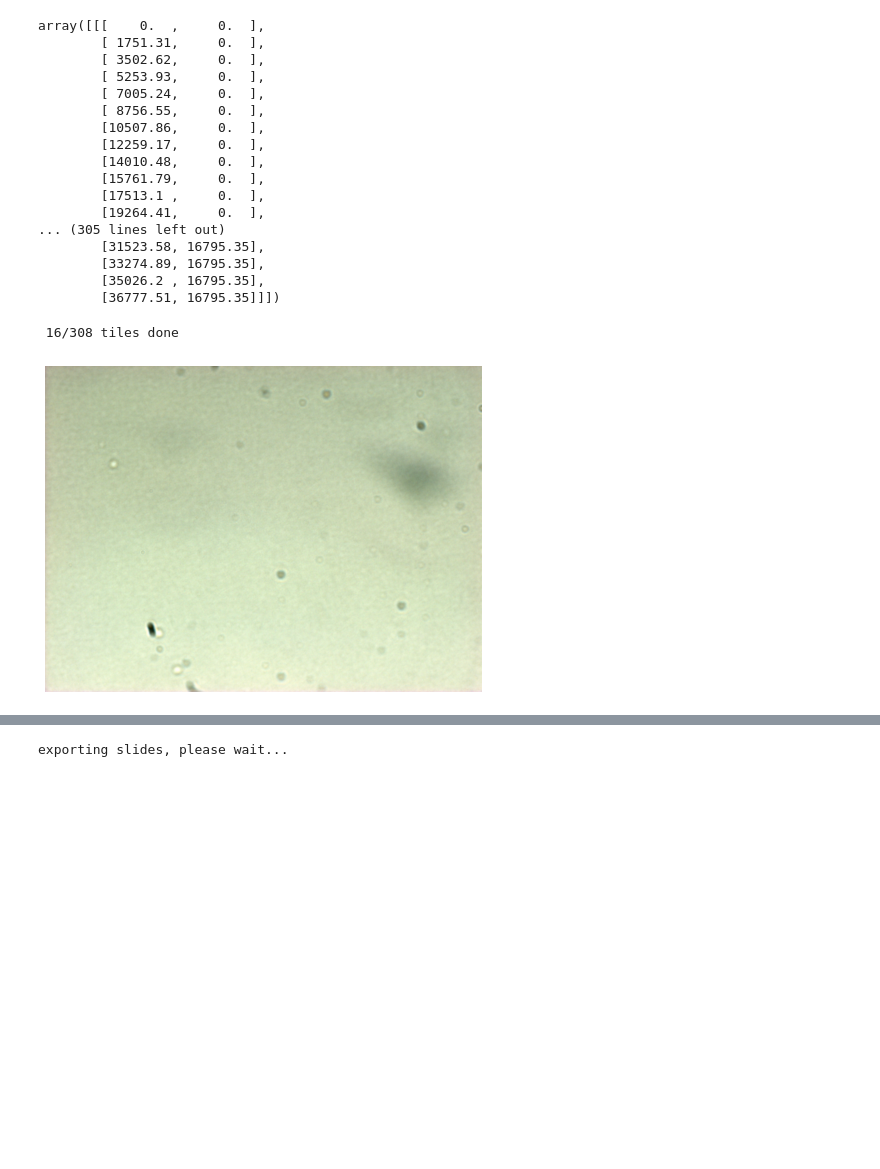
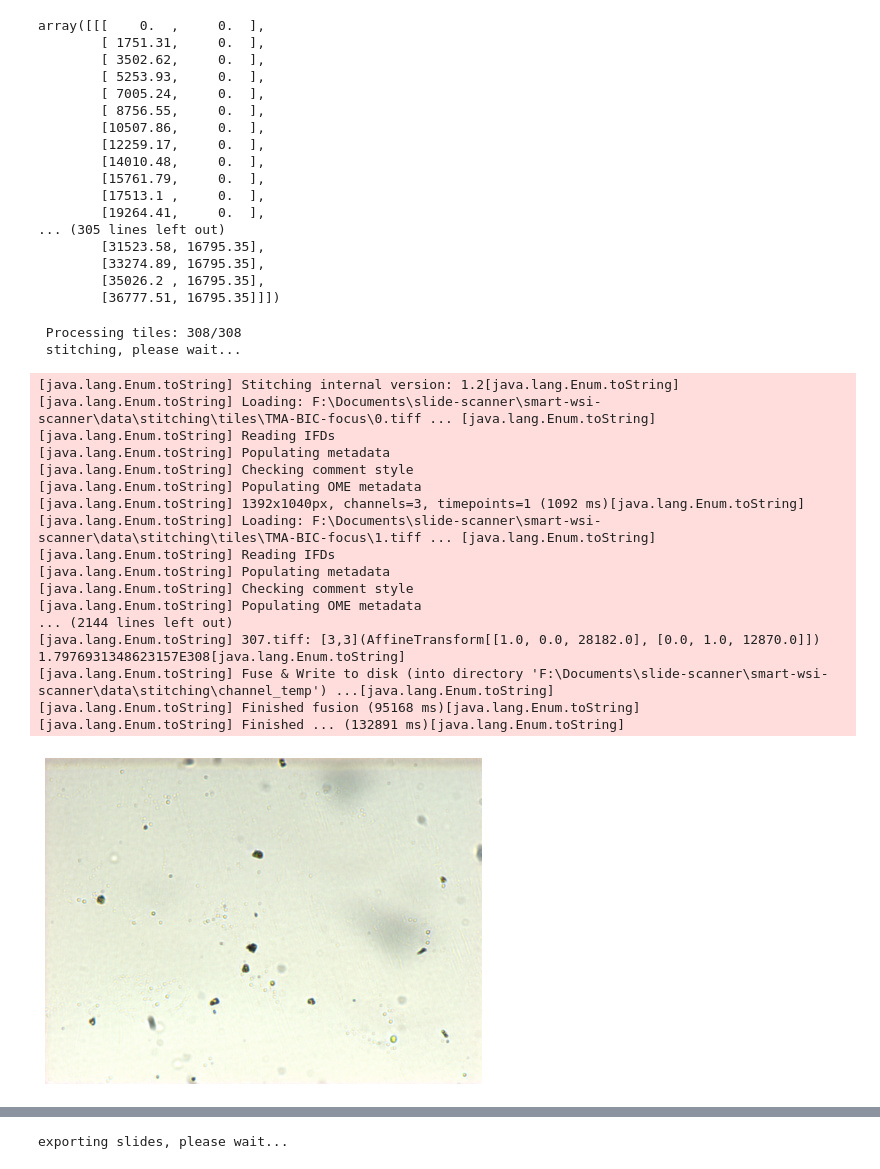
Before and after one commit to uw-loci/smart-wsi-scanner, a Jupyter notebook: bf-scanner.ipynb, the cells around one changed output, grey strips where cells are left out. Cells and saved outputs as stored; diff of their text form; code cells hidden in the pictures; blank space fills up the shorter version.

Commit message:
testing best autofocus params

```diff
--- a/bf-scanner.ipynb
+++ b/bf-scanner.ipynb
@@ -124,7 +144,7 @@ def generate_grid(config, mag='4x', mod='bf', box=None, overlap=50, xyz_pos_list
             xy_list[y, x] = [x_pos, y_pos] # x, y
     return xy_list # row, col
 
-def whole_slide_scan(config, core=None, save_path=None, acq_name=None, position_list=None, mda=False, z_stack=False, z_center=None, sample_depth=20, z_step=4, estimate_background=False, background_image=None, focus_dive=False):
+def whole_slide_scan(config, core=None, save_path=None, acq_name=None, position_list=None, mag='4x', mda=False, z_stack=False, z_center=None, sample_depth=20, z_step=4, estimate_background=False, background_image=None, focus_dive=False):
     if mda == True:
         if position_list.shape[1] == 3:
 #             position_list = np.concatenate((position_list, z_positions[:, :, None]), axis=2)
@@ -181,13 +201,24 @@ def whole_slide_scan(config, core=None, save_path=None, acq_name=None, position_
                 z_device = core.get_focus_device()
                 core.wait_for_device(xy_device)
                 core.wait_for_device(z_device)
-                if focus_dive:
+                if focus_dive and mag=='4x':
                     if redive_flag:
-                        pos_z, _, bg_flag = autofocus(config, core, rgb=True, search_range=1000, steps=5, snap=False)
-                    pos_z, pixels, bg_flag = autofocus(config, core, rgb=True, search_range=250, steps=5, snap=True)
+                        pos_z, pixels, bg_flag = autofocus(config, core, mag='4x', rgb=True, search_range=1000, steps=5, snap=False)
+                        if not bg_flag:
+                            pos_z, pixels, bg_flag = autofocus(config, core, mag='4x', rgb=True, search_range=250, steps=5, snap=True)
+                    else:
+                        pos_z, pixels, bg_flag = autofocus(config, core, mag='4x', rgb=True, search_range=250, steps=5, snap=True)
+                    z_positions[pos] = pos_z
+                if focus_dive and mag=='20x':
+                    if redive_flag:
+                        pos_z, pixels, bg_flag = autofocus(config, core, mag='20x', rgb=True, search_range=98, steps=7, check_background=True, snap=False)
+                        if not bg_flag:
+                            pos_z, pixels, _ = autofocus(config, core, mag='20x', rgb=True, search_range=10, steps=5, check_background=False, snap=True)
+                    else:
+                        pos_z, pixels, bg_flag = autofocus(config, core, mag='20x', rgb=True, search_range=10, steps=5, check_background=True, snap=True)
                     z_positions[pos] = pos_z
                 else:
-                    pixels = snap_image(config, core, rgb=True, flip_channel=True)
+                    pixels = snap_image(core, rgb=True, flip_channel=True)
                 pixels = img_as_float(pixels)
                 if estimate_background:
                     if focus_dive:
@@ -226,13 +257,24 @@ def whole_slide_scan(config, core=None, save_path=None, acq_name=None, position_
                 core.set_xy_position(x_pos, y_pos)
                 xy_device = core.get_xy_stage_device()
                 core.wait_for_device(xy_device)
-                if focus_dive:
+                if focus_dive and mag=='4x':
                     if redive_flag:
-                        pos_z, _, bg_flag = autofocus(config, core, rgb=True, search_range=1000, steps=5, snap=False)
-                    pos_z, pixels, bg_flag = autofocus(config, core, rgb=True, search_range=250, steps=5, snap=True)
+                        pos_z, pixels, bg_flag = autofocus(config, core, mag='4x', rgb=True, search_range=1000, steps=5, snap=False)
+                        if not bg_flag:
+                            pos_z, pixels, bg_flag = autofocus(config, core, mag='4x', rgb=True, search_range=250, steps=5, snap=True)
+                    else:
+                        pos_z, pixels, bg_flag = autofocus(config, core, mag='4x', rgb=True, search_range=250, steps=5, snap=True)
+                    z_positions[pos] = pos_z
+                if focus_dive and mag=='20x':
+                    if redive_flag:
+                        pos_z, pixels, bg_flag = autofocus(config, core, mag='20x', rgb=True, search_range=98, steps=7, check_background=True, snap=False)
+                        if not bg_flag:
+                            pos_z, pixels, _ = autofocus(config, core, mag='20x', rgb=True, search_range=10, steps=5, check_background=False, snap=True)
+                    else:
+                        pos_z, pixels, bg_flag = autofocus(config, core, mag='20x', rgb=True, search_range=10, steps=5, check_background=True, snap=True)
                     z_positions[pos] = pos_z
                 else:
-                    pixels = snap_image(config, core, rgb=True, flip_channel=True)
+                    pixels = snap_image(core, rgb=True, flip_channel=True)
                 pixels = img_as_float(pixels)
                 if estimate_background:
                     if focus_dive:
@@ -393,7 +438,7 @@ Imaging mode set as Brightfield
 live(config, core, mod='bf')
 # %%
 save_path = 'data/acquisition'
-acq_name = 'slide-BIC-focus-test'
+acq_name = 'TMA-BIC-focus'
 # %%
 # position_list, grid = generate_grid(config, mag='4x', box=(5000, 5000, 20000, 15000))
 position_list = generate_grid(config, mag='4x')
@@ -422,14 +467,25 @@ array([[[    0.  ,     0.  ],
         [36777.51, 16795.35]]])
 # %%
 returns = whole_slide_scan(config, core=core, save_path=save_path, acq_name=acq_name, position_list=position_list.reshape(position_list.shape[0]*position_list.shape[1], -1), mda=False, estimate_background=True, focus_dive=True)
+stitching(config, ij, save_path=save_path, acq_name=acq_name, mda=False, position_list=position_list.reshape(position_list.shape[0]*position_list.shape[1], -1), flip_y=True, correction=True, background_image=returns[0])
 # %% [output]
- 16/308 tiles done
+ Processing tiles: 308/308
+ stitching, please wait...
+[java.lang.Enum.toString] Stitching internal version: 1.2[java.lang.Enum.toString]
+[java.lang.Enum.toString] Loading: F:\Documents\slide-scanner\smart-wsi-scanner\data\stitching\tiles\TMA-BIC-focus\0.tiff ... [java.lang.Enum.toString]
+[java.lang.Enum.toString] Reading IFDs
+[java.lang.Enum.toString] Populating metadata
+[java.lang.Enum.toString] Checking comment style
+[java.lang.Enum.toString] Populating OME metadata
+[java.lang.Enum.toString] 1392x1040px, channels=3, timepoints=1 (1092 ms)[java.lang.Enum.toString]
+[java.lang.Enum.toString] Loading: F:\Documents\slide-scanner\smart-wsi-scanner\data\stitching\tiles\TMA-BIC-focus\1.tiff ... [java.lang.Enum.toString]
+[java.lang.Enum.toString] Reading IFDs
+[java.lang.Enum.toString] Populating metadata
+[java.lang.Enum.toString] Checking comment style
+[java.lang.Enum.toString] Populating OME metadata
+... (2144 lines left out)
+[java.lang.Enum.toString] 307.tiff: [3,3](AffineTransform[[1.0, 0.0, 28182.0], [0.0, 1.0, 12870.0]]) 1.7976931348623157E308[java.lang.Enum.toString]
+[java.lang.Enum.toString] Fuse & Write to disk (into directory 'F:\Documents\slide-scanner\smart-wsi-scanner\data\stitching\channel_temp') ...[java.lang.Enum.toString]
+[java.lang.Enum.toString] Finished fusion (95168 ms)[java.lang.Enum.toString]
+[java.lang.Enum.toString] Finished ... (132891 ms)[java.lang.Enum.toString]
+[figure, added]
-# %%
-# acq_path = os.path.join(save_path, acq_name+"_{}".format(1))
-# bg_img = io.imread((acq_path+'/bg_img.tiff'))
-plt.figure(figsize=(8, 6))
-imgplot = plt.imshow(exposure.rescale_intensity(bg_img[0], out_range=(0, 1)))
-plt.axis("off")
-plt.show()
-# %% [output]
-[figure, removed]
```
Also changed, not shown: parts of 43 cells of this notebook, 4 other files.
